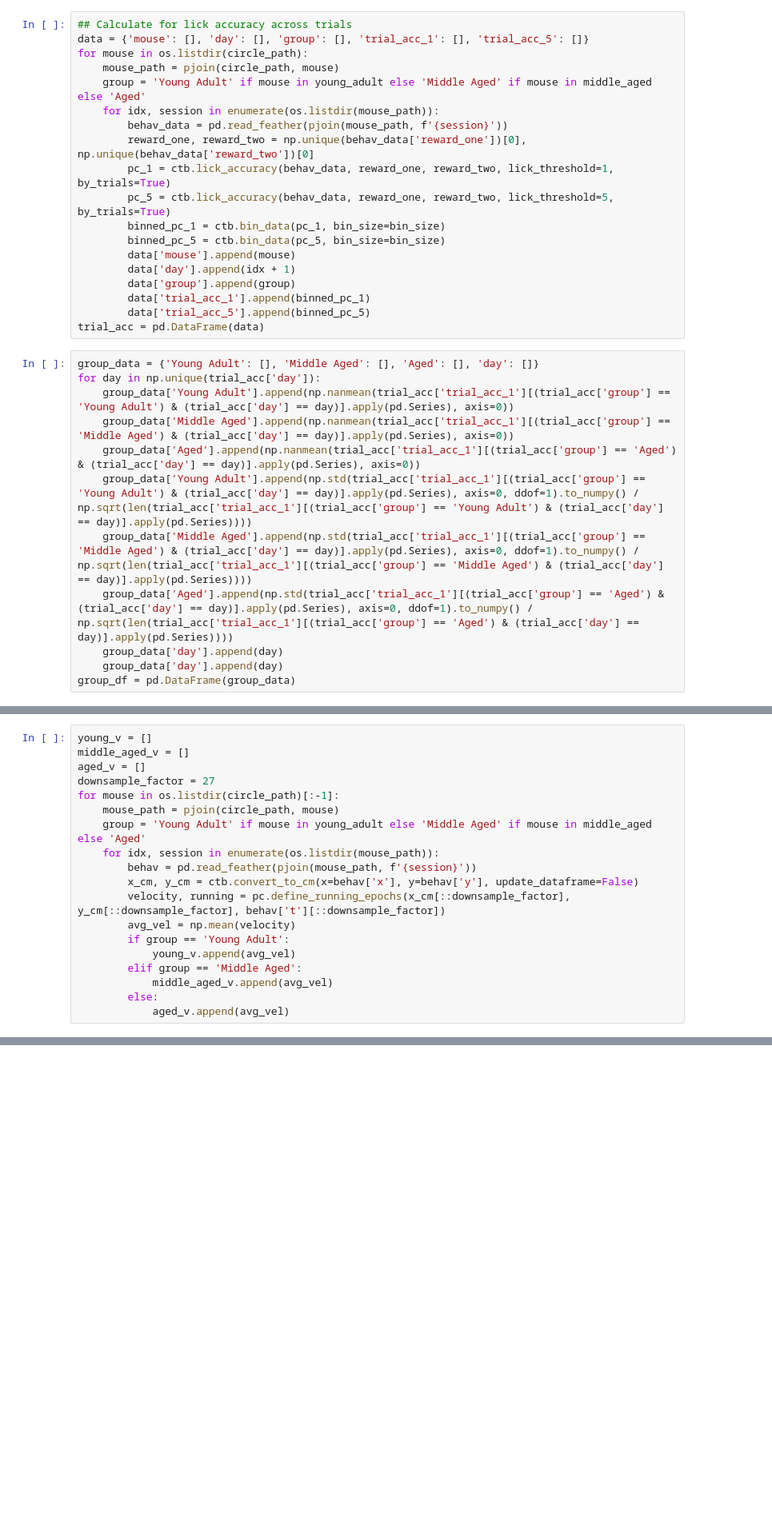
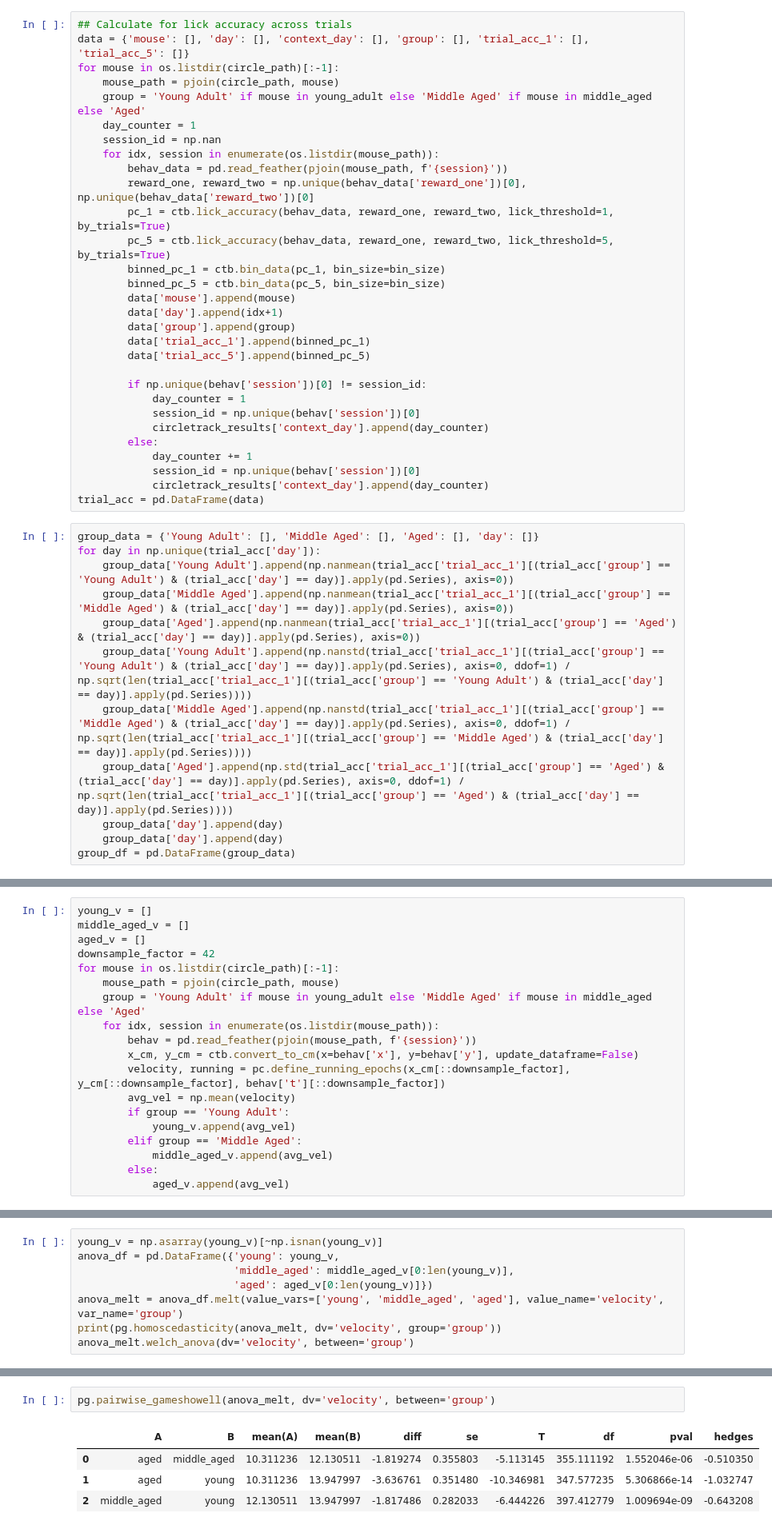
Before and after one commit to austinbaggetta/MultiCon_Analysis, a Jupyter notebook: MultiCon_Behavior/MultiCon_Aging2/current_behavior.ipynb, the cells around one changed output, grey strips where cells are left out. Shown at 80% size. Cells and saved outputs as stored; diff of their text form; blank space fills up the shorter version.

```diff
--- a/MultiCon_Behavior/MultiCon_Aging2/current_behavior.ipynb
+++ b/MultiCon_Behavior/MultiCon_Aging2/current_behavior.ipynb
@@ -285,10 +230,12 @@ a_data.mixed_anova(dv=y_var, within='day', subject='mouse', between='group')
 ### Look at trial by trial differences in lick accuracy for the first or fifth lick.
 # %%
 ## Calculate for lick accuracy across trials
-data = {'mouse': [], 'day': [], 'group': [], 'trial_acc_1': [], 'trial_acc_5': []}
-for mouse in os.listdir(circle_path):
+data = {'mouse': [], 'day': [], 'context_day': [], 'group': [], 'trial_acc_1': [], 'trial_acc_5': []}
+for mouse in os.listdir(circle_path)[:-1]:
     mouse_path = pjoin(circle_path, mouse)
     group = 'Young Adult' if mouse in young_adult else 'Middle Aged' if mouse in middle_aged else 'Aged'
+    day_counter = 1
+    session_id = np.nan
     for idx, session in enumerate(os.listdir(mouse_path)):
         behav_data = pd.read_feather(pjoin(mouse_path, f'{session}'))
         reward_one, reward_two = np.unique(behav_data['reward_one'])[0], np.unique(behav_data['reward_two'])[0]
@@ -297,10 +244,19 @@ for mouse in os.listdir(circle_path):
         binned_pc_1 = ctb.bin_data(pc_1, bin_size=bin_size)
         binned_pc_5 = ctb.bin_data(pc_5, bin_size=bin_size)
         data['mouse'].append(mouse)
-        data['day'].append(idx + 1)
+        data['day'].append(idx+1)
         data['group'].append(group)
         data['trial_acc_1'].append(binned_pc_1)
         data['trial_acc_5'].append(binned_pc_5)
+
+        if np.unique(behav['session'])[0] != session_id:
+            day_counter = 1
+            session_id = np.unique(behav['session'])[0]
+            circletrack_results['context_day'].append(day_counter)
+        else:
+            day_counter += 1
+            session_id = np.unique(behav['session'])[0]
+            circletrack_results['context_day'].append(day_counter)
 trial_acc = pd.DataFrame(data)
 # %%
 group_data = {'Young Adult': [], 'Middle Aged': [], 'Aged': [], 'day': []}
@@ -308,9 +264,9 @@ for day in np.unique(trial_acc['day']):
     group_data['Young Adult'].append(np.nanmean(trial_acc['trial_acc_1'][(trial_acc['group'] == 'Young Adult') & (trial_acc['day'] == day)].apply(pd.Series), axis=0))
     group_data['Middle Aged'].append(np.nanmean(trial_acc['trial_acc_1'][(trial_acc['group'] == 'Middle Aged') & (trial_acc['day'] == day)].apply(pd.Series), axis=0))
     group_data['Aged'].append(np.nanmean(trial_acc['trial_acc_1'][(trial_acc['group'] == 'Aged') & (trial_acc['day'] == day)].apply(pd.Series), axis=0))
-    group_data['Young Adult'].append(np.std(trial_acc['trial_acc_1'][(trial_acc['group'] == 'Young Adult') & (trial_acc['day'] == day)].apply(pd.Series), axis=0, ddof=1).to_numpy() / np.sqrt(len(trial_acc['trial_acc_1'][(trial_acc['group'] == 'Young Adult') & (trial_acc['day'] == day)].apply(pd.Series))))
-    group_data['Middle Aged'].append(np.std(trial_acc['trial_acc_1'][(trial_acc['group'] == 'Middle Aged') & (trial_acc['day'] == day)].apply(pd.Series), axis=0, ddof=1).to_numpy() / np.sqrt(len(trial_acc['trial_acc_1'][(trial_acc['group'] == 'Middle Aged') & (trial_acc['day'] == day)].apply(pd.Series))))
-    group_data['Aged'].append(np.std(trial_acc['trial_acc_1'][(trial_acc['group'] == 'Aged') & (trial_acc['day'] == day)].apply(pd.Series), axis=0, ddof=1).to_numpy() / np.sqrt(len(trial_acc['trial_acc_1'][(trial_acc['group'] == 'Aged') & (trial_acc['day'] == day)].apply(pd.Series))))
+    group_data['Young Adult'].append(np.nanstd(trial_acc['trial_acc_1'][(trial_acc['group'] == 'Young Adult') & (trial_acc['day'] == day)].apply(pd.Series), axis=0, ddof=1) / np.sqrt(len(trial_acc['trial_acc_1'][(trial_acc['group'] == 'Young Adult') & (trial_acc['day'] == day)].apply(pd.Series))))
+    group_data['Middle Aged'].append(np.nanstd(trial_acc['trial_acc_1'][(trial_acc['group'] == 'Middle Aged') & (trial_acc['day'] == day)].apply(pd.Series), axis=0, ddof=1) / np.sqrt(len(trial_acc['trial_acc_1'][(trial_acc['group'] == 'Middle Aged') & (trial_acc['day'] == day)].apply(pd.Series))))
+    group_data['Aged'].append(np.std(trial_acc['trial_acc_1'][(trial_acc['group'] == 'Aged') & (trial_acc['day'] == day)].apply(pd.Series), axis=0, ddof=1) / np.sqrt(len(trial_acc['trial_acc_1'][(trial_acc['group'] == 'Aged') & (trial_acc['day'] == day)].apply(pd.Series))))
     group_data['day'].append(day)
     group_data['day'].append(day)
 group_df = pd.DataFrame(group_data)
@@ -719,7 +651,7 @@ fig.write_image(pjoin(fig_path, 'days_to_criteria.png'))
 young_v = []
 middle_aged_v = []
 aged_v = []
-downsample_factor = 27
+downsample_factor = 42
 for mouse in os.listdir(circle_path)[:-1]:
     mouse_path = pjoin(circle_path, mouse)
     group = 'Young Adult' if mouse in young_adult else 'Middle Aged' if mouse in middle_aged else 'Aged'
@@ -752,3 +684,11 @@ fig.show()
 fig.write_image(pjoin(fig_path, 'velocity_distribution.png'))
 # %% [output]
 [interactive output not drawn]
+# %%
+young_v = np.asarray(young_v)[~np.isnan(young_v)]
+anova_df = pd.DataFrame({'young': young_v,
+                         'middle_aged': middle_aged_v[0:len(young_v)],
+                         'aged': aged_v[0:len(young_v)]})
+anova_melt = anova_df.melt(value_vars=['young', 'middle_aged', 'aged'], value_name='velocity', var_name='group')
+print(pg.homoscedasticity(anova_melt, dv='velocity', group='group'))
+anova_melt.welch_anova(dv='velocity', between='group')
@@ -754,0 +700,7 @@ fig.write_image(pjoin(fig_path, 'velocity_distribution.png'))
+# %%
+pg.pairwise_gameshowell(anova_melt, dv='velocity', between='group')
+# %% [output]
+|  | A | B | mean(A) | mean(B) | diff | se | T | df | pval | hedges |
+| 0 | aged | middle_aged | 10.311236 | 12.130511 | -1.819274 | 0.355803 | -5.113145 | 355.111192 | 1.552046e-06 | -0.510350 |
+| 1 | aged | young | 10.311236 | 13.947997 | -3.636761 | 0.351480 | -10.346981 | 347.577235 | 5.306866e-14 | -1.032747 |
+| 2 | middle_aged | young | 12.130511 | 13.947997 | -1.817486 | 0.282033 | -6.444226 | 397.412779 | 1.009694e-09 | -0.643208 |
```
Also changed, not shown: parts of 26 cells of this notebook, 1 other file.
